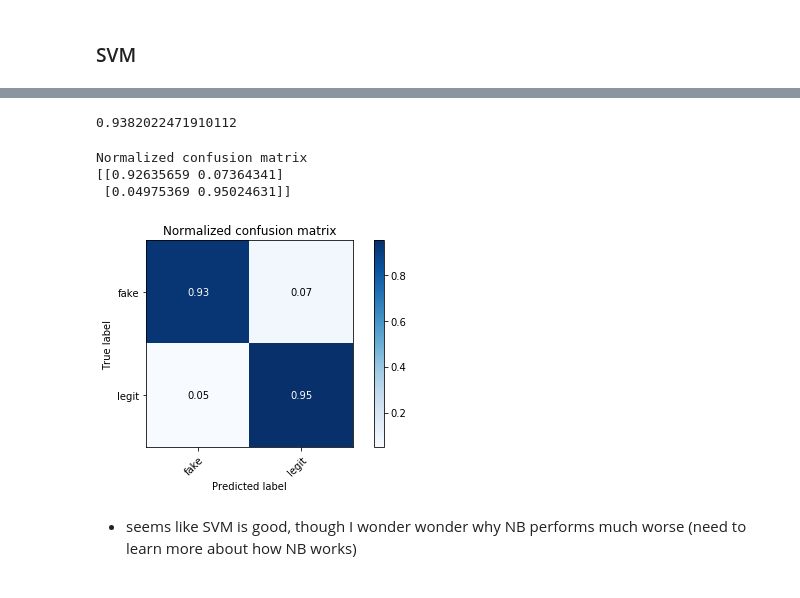
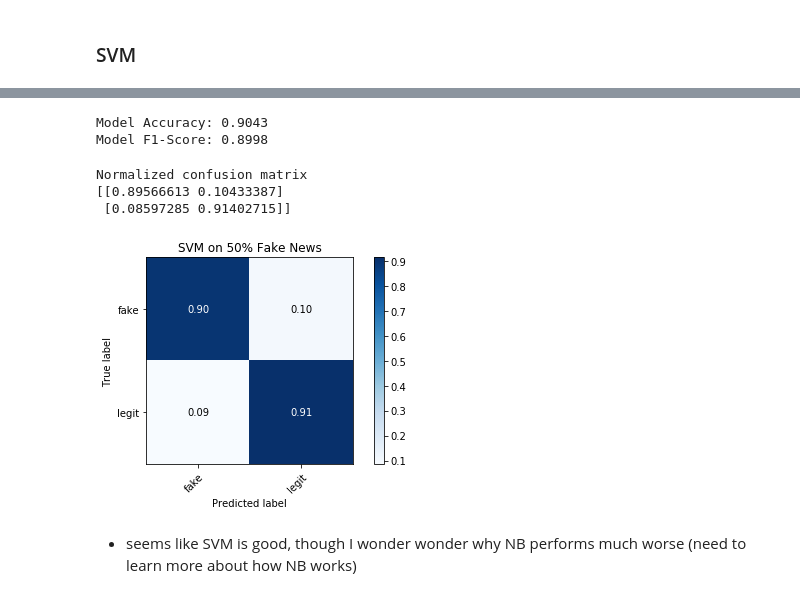
Before and after one commit to Melissa-Liu/FakeNewsDetector, a Jupyter notebook: body_only.ipynb, the cells around one changed output, grey strips where cells are left out. Cells and saved outputs as stored; diff of their text form; code cells hidden in the pictures.

```diff
--- a/body_only.ipynb
+++ b/body_only.ipynb
@@ -34,6 +63,7 @@ tfid = TfidfTransformer()
+# %%
+vect = TfidfVectorizer(ngram_range=(1,1), stop_words=my_stop_words, max_features=10000)
 # %%
 %%time
 X = vect.fit_transform(df['body'].astype(str)).copy()
-X = tfid.fit_transform(X)
 y = df.loc[:, 'label'].copy()
 # %% [output]
@@ -42,4 +74,4 @@ Wall time: 29 s
 # %%
-X_train, X_test, y_train, y_test = train_test_split(X, y, test_size=0.3, random_state=245)
+X_train, X_test, y_train, y_test = train_test_split(X, y, test_size=0.25, random_state=1345)
 X_train.shape
 # %% [output]
@@ -73,5 +108,6 @@ Normalized confusion matrix
 # %%
 from sklearn.linear_model import SGDClassifier
 # %%
-svm_model = SGDClassifier();
+%%time
+svm_model = SGDClassifier(loss='hinge');
 svm_model.fit(X_train, y_train);
@@ -78,18 +117,19 @@ svm_model.fit(X_train, y_train);
-# %%
-svm_model.score(X_test, y_test)
-# %% [output]
-0.9382022471910112
+# %%
+print(f"Model Accuracy: {svm_model.score(X_test, y_test):.4f}")
+print(f"Model F1-Score: {f1_score(svm_model.predict(X_test), y_test):.4f}")
+# %% [output]
+Model Accuracy: 0.9043
+Model F1-Score: 0.8998
 # %%
 y_pred = svm_model.predict(X_test)
-
 assert y_pred.shape == y_test.shape
 plot_confusion_matrix(y_test, y_pred, classes=np.array(['fake', 'legit']), normalize=True,
-                      title='Normalized confusion matrix');
+                      title='SVM on 50% Fake News');
 # %% [output]
 Normalized confusion matrix
-[[0.92635659 0.07364341]
- [0.04975369 0.95024631]]
+[[0.89566613 0.10433387]
+ [0.08597285 0.91402715]]
-[figure, old version]
+[figure, new version]
 # %% [markdown]
 - seems like SVM is good, though I wonder wonder why NB performs much worse (need to learn more about how NB works)
 # %% [markdown]
```
Also changed, not shown: parts of 30 cells of this notebook, 1 other file.
